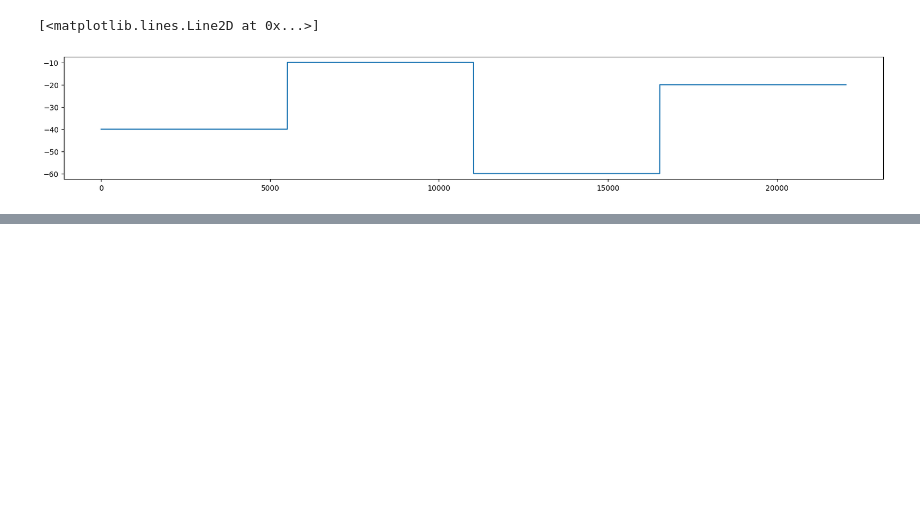
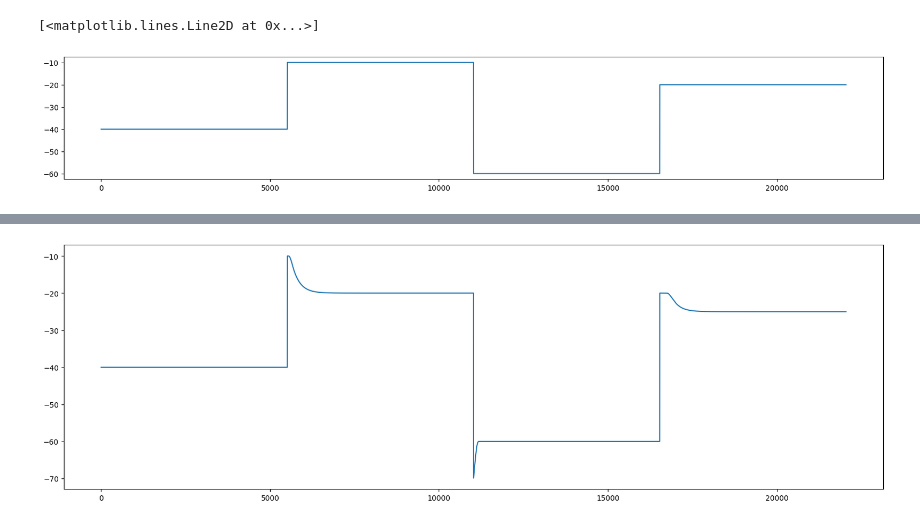
Before and after one commit to Maerorr/fft-playground, a Jupyter notebook: python_dsp_test/fft_comp.ipynb, the cells around one changed output, grey strips where cells are left out. Saved outputs shown, nothing was run; the diff lists cells and outputs as text; code cells hidden in the pictures; blank space fills up the shorter version.

```diff
--- a/python_dsp_test/fft_comp.ipynb
+++ b/python_dsp_test/fft_comp.ipynb
@@ -53,0 +54,7 @@ plt.show()
+# %%
+final_output = buffer + output
+plt.figure(figsize=(20,6))
+plt.plot(final_output)
+plt.show()
+# %% [output]
+[figure, added]
```
Also changed, not shown: parts of 2 cells of this notebook, 13 other files.
